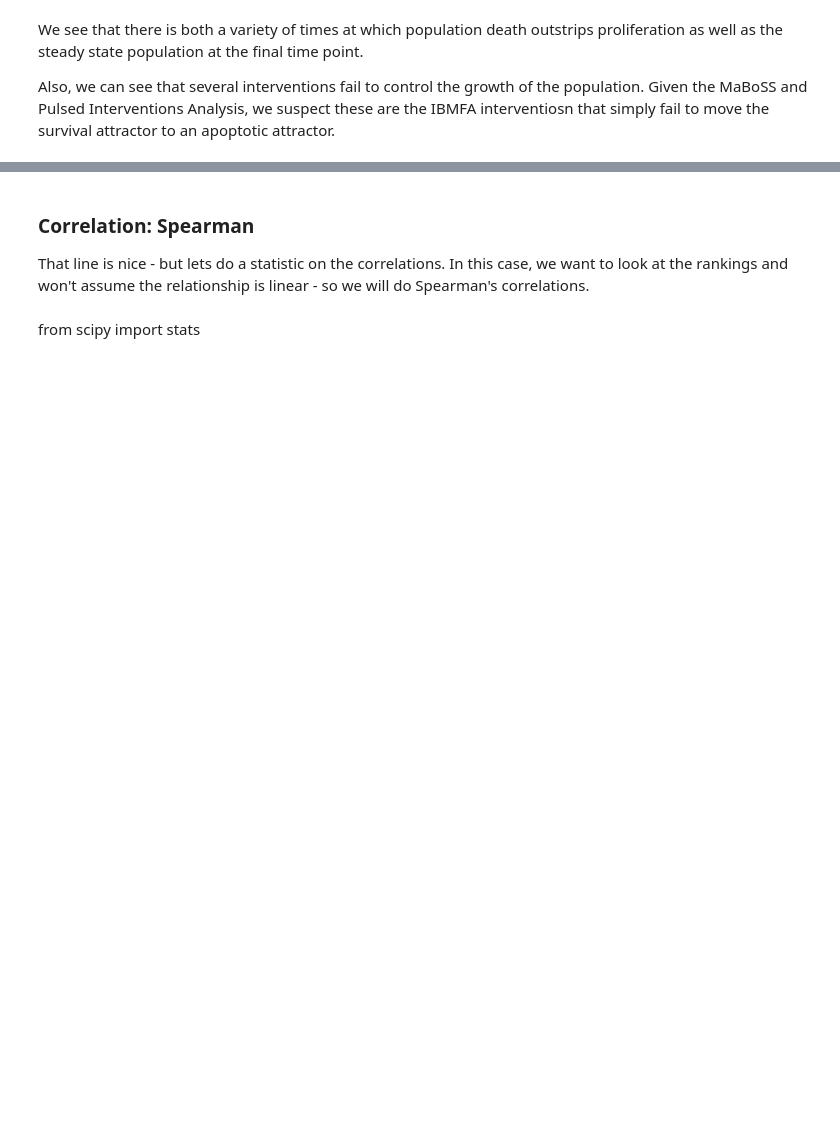
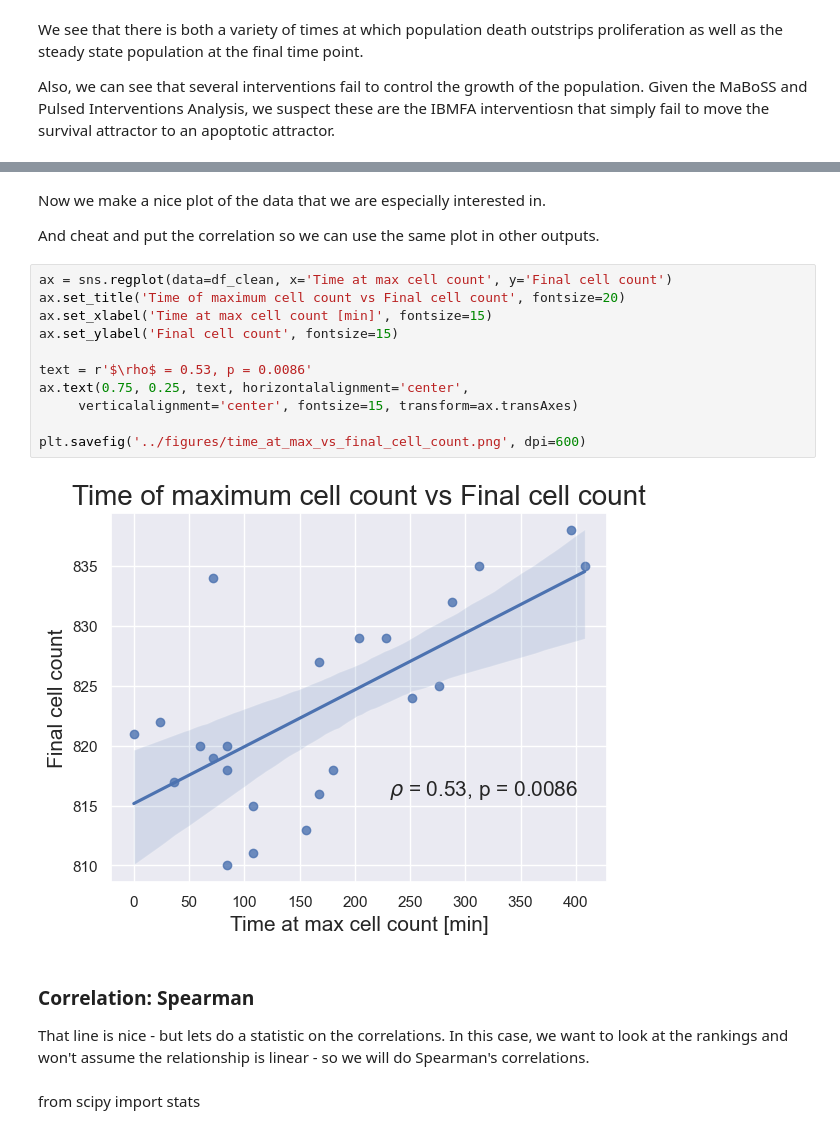
Before and after one commit to johnmetzcar/PhysiLab, a Jupyter notebook: scripts/Spatial Gradient-based Analysis.ipynb, the cells around one changed output, grey strips where cells are left out. Drawn from its saved outputs; the diff is of its cells as text; blank space fills up the shorter version.

```diff
--- a/scripts/Spatial Gradient-based Analysis.ipynb
+++ b/scripts/Spatial Gradient-based Analysis.ipynb
@@ -262,3 +224,20 @@ sns.regplot(data=df_clean, x='time_at_max', y='final_value')
+# %% [markdown]
+Now we make a nice plot of the data that we are especially interested in.
+
+And cheat and put the correlation so we can use the same plot in other outputs.
+# %%
+ax = sns.regplot(data=df_clean, x='Time at max cell count', y='Final cell count')
+ax.set_title('Time of maximum cell count vs Final cell count', fontsize=20)
+ax.set_xlabel('Time at max cell count [min]', fontsize=15)
+ax.set_ylabel('Final cell count', fontsize=15)
+
+text = r'$\rho$ = 0.53, p = 0.0086'
+ax.text(0.75, 0.25, text, horizontalalignment='center',
+     verticalalignment='center', fontsize=15, transform=ax.transAxes)
+
+plt.savefig('../figures/time_at_max_vs_final_cell_count.png', dpi=600)
+# %% [output]
+[figure, added]
 # %% [markdown]
 ### Correlation: Spearman
 
```
Also changed, not shown: parts of 27 cells of this notebook.
